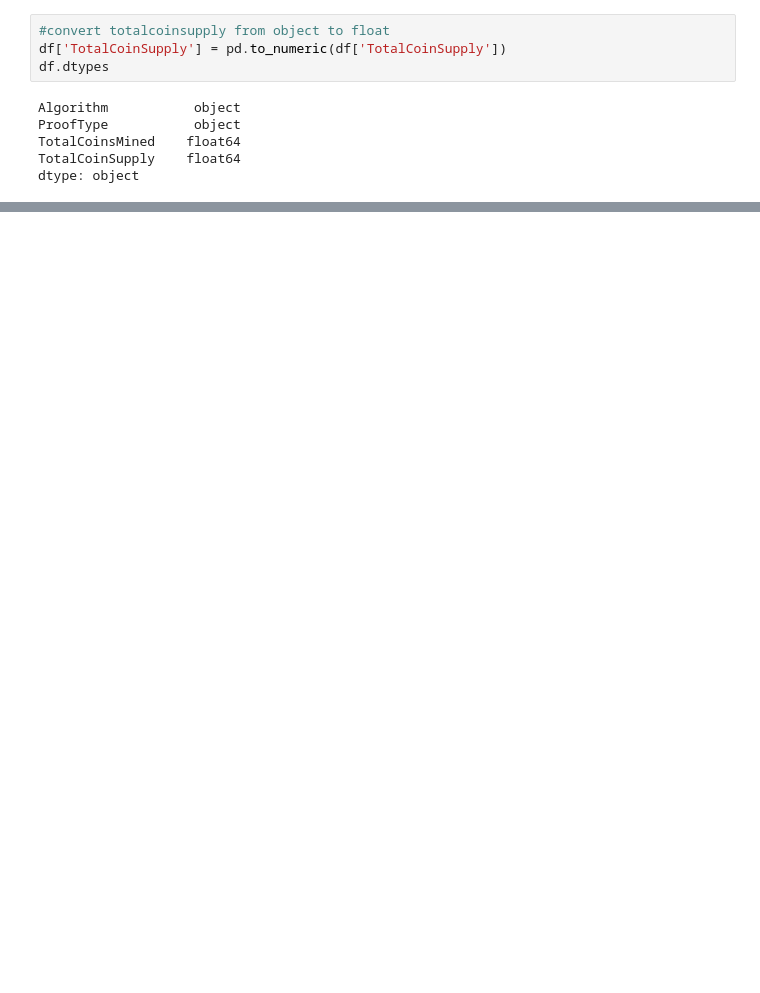
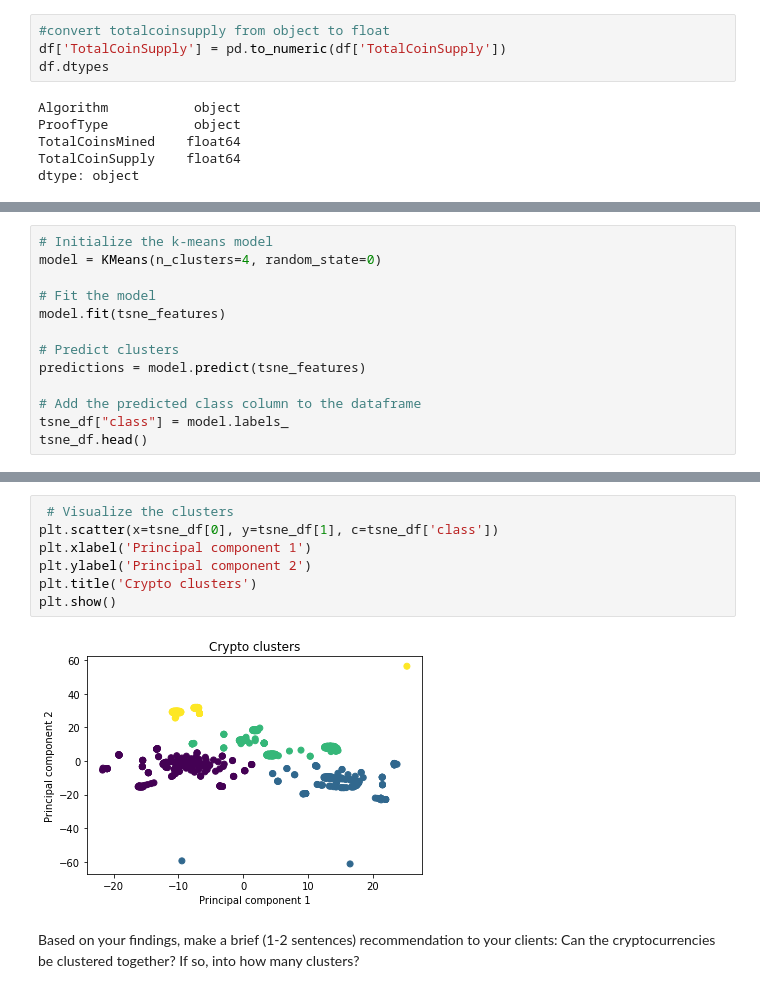
Before and after one commit to ermcgrew/unsup_ML, a Jupyter notebook: crypto_learning.ipynb, the cells around one changed output, grey strips where cells are left out. Saved outputs shown, nothing was run; the diff lists cells and outputs as text; blank space fills up the shorter version.

```diff
--- a/crypto_learning.ipynb
+++ b/crypto_learning.ipynb
@@ -118,0 +189,13 @@ from sklearn.preprocessing import StandardScaler
+# %%
+# Initialize the k-means model
+model = KMeans(n_clusters=4, random_state=0)
+
+# Fit the model
+model.fit(tsne_features)
+
+# Predict clusters
+predictions = model.predict(tsne_features)
+
+# Add the predicted class column to the dataframe
+tsne_df["class"] = model.labels_
+tsne_df.head()
@@ -118,0 +209,11 @@ from sklearn.preprocessing import StandardScaler
+# %%
+ # Visualize the clusters
+plt.scatter(x=tsne_df[0], y=tsne_df[1], c=tsne_df['class'])
+plt.xlabel('Principal component 1')
+plt.ylabel('Principal component 2')
+plt.title('Crypto clusters')
+plt.show()
+# %% [output]
+[figure, added]
+# %% [markdown]
+Based on your findings, make a brief (1-2 sentences) recommendation to your clients: Can the cryptocurrencies be clustered together? If so, into how many clusters?
```
Also changed, not shown: parts of 14 cells of this notebook.
